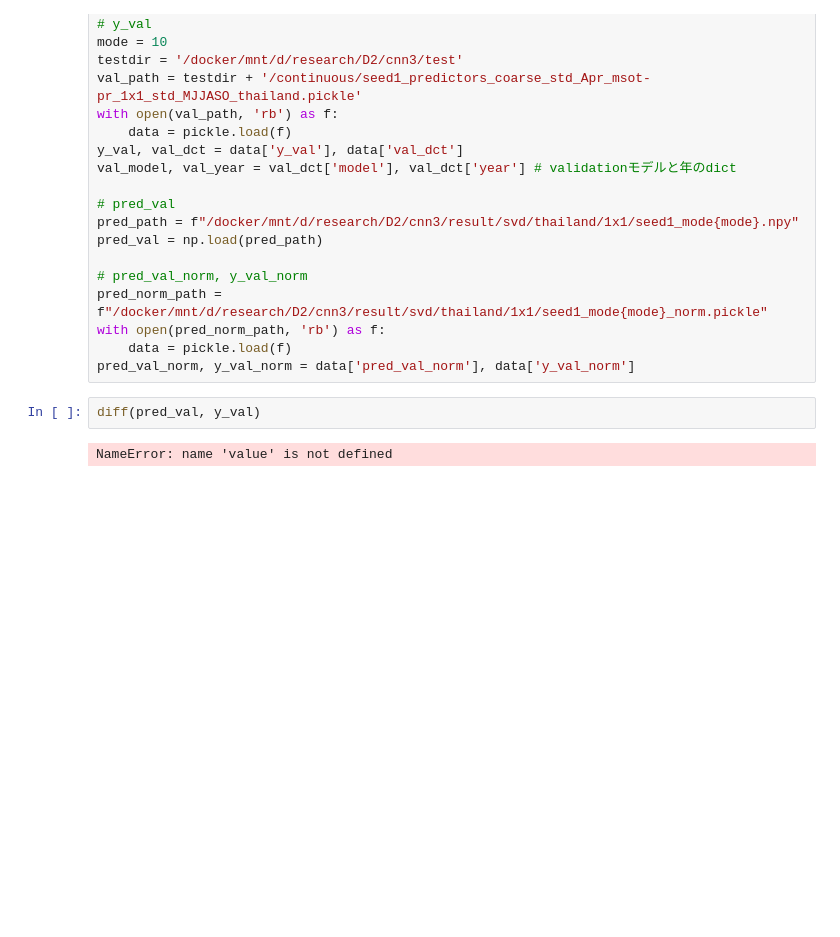
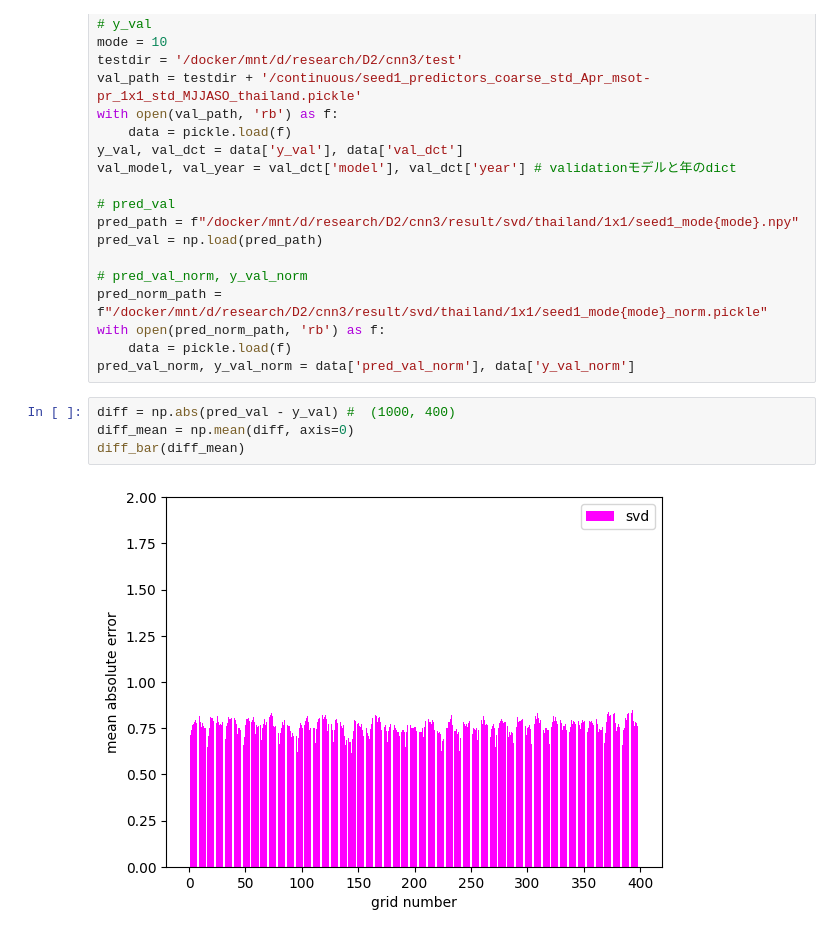
Before and after one commit to HalKiyo/svd, a Jupyter notebook: diff_evaluation.ipynb, the cells around one changed output. Saved outputs shown, nothing was run; the diff lists cells and outputs as text; blank space fills up the shorter version.

```diff
--- a/diff_evaluation.ipynb
+++ b/diff_evaluation.ipynb
@@ -42,6 +36,8 @@ with open(pred_norm_path, 'rb') as f:
     data = pickle.load(f)
 pred_val_norm, y_val_norm = data['pred_val_norm'], data['y_val_norm']
 # %%
-diff(pred_val, y_val)
+diff = np.abs(pred_val - y_val) #  (1000, 400)
+diff_mean = np.mean(diff, axis=0)
+diff_bar(diff_mean)
 # %% [output]
-NameError: name 'value' is not defined
+[figure, added]
```
Also changed, not shown: parts of 4 cells of this notebook.
